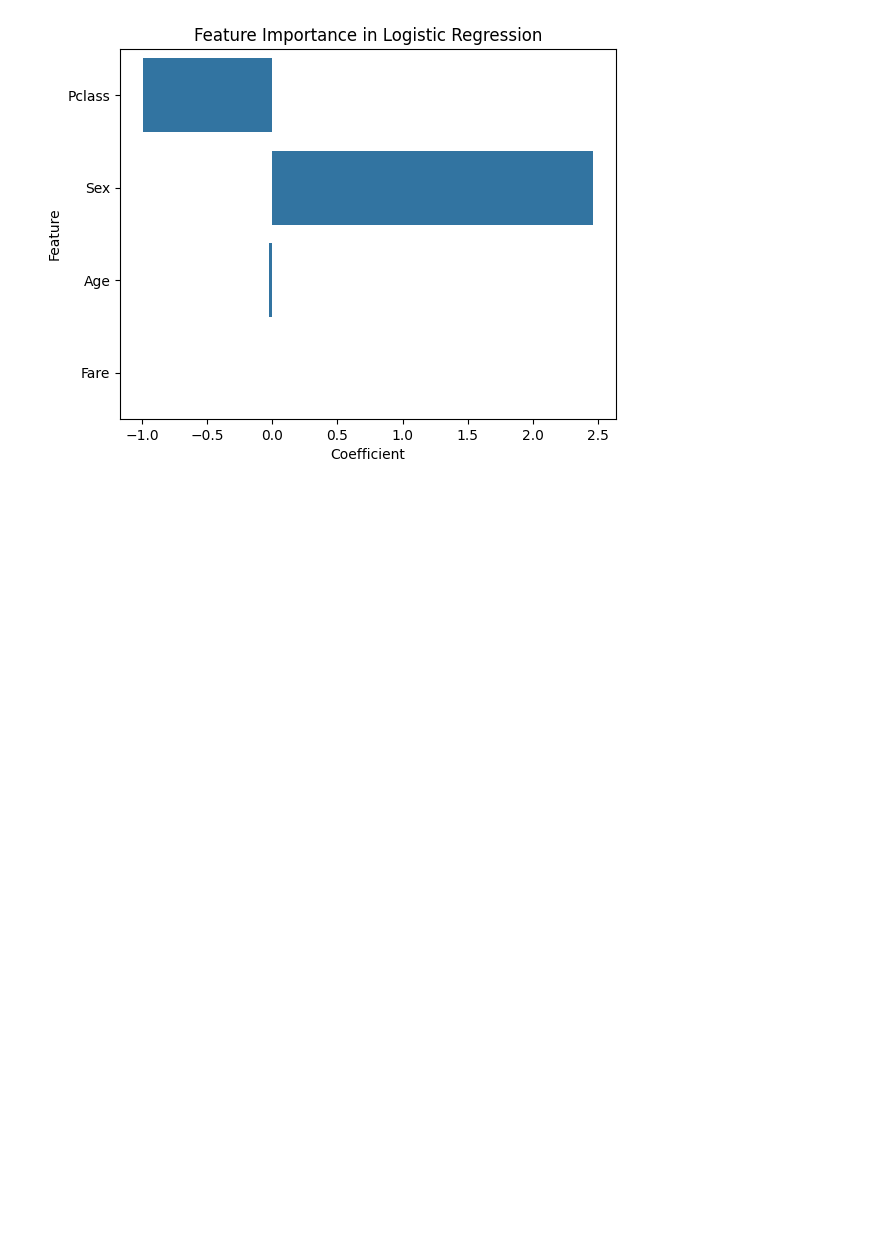
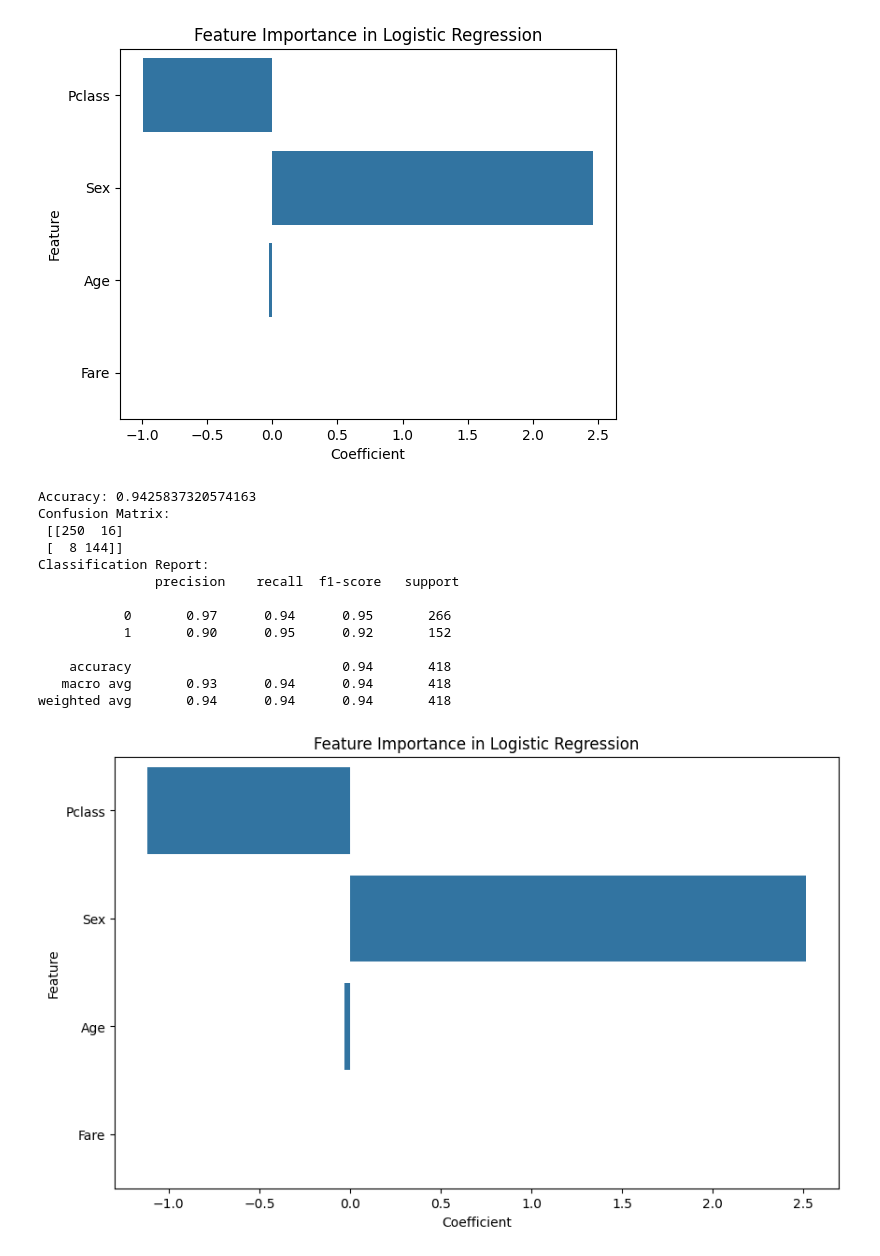
Before and after one commit to AKICHIKA1110/Titanic_survival, a Jupyter notebook: Permutation_Feature.ipynb, the cells around one changed output. Cells and saved outputs as stored; diff of their text form; code cells hidden in the pictures; blank space fills up the shorter version.

```diff
--- a/Permutation_Feature.ipynb
+++ b/Permutation_Feature.ipynb
@@ -113,3 +113,66 @@ For example, when doing 'df[col].method(value, inplace=True)', try using 'df.met
 
   data['Fare'].fillna(data['Fare'].median(), inplace=True)  # Fareの欠損値を中央値で埋める
 [figure]
+# %%
+import pandas as pd
+from sklearn.linear_model import LogisticRegression
+from sklearn.metrics import accuracy_score, confusion_matrix, classification_report
+import matplotlib.pyplot as plt
+import seaborn as sns
+
+# データの読み込み
+test_data = pd.read_csv('./test.csv')
+gender_submission = pd.read_csv('./gender_submission.csv')
+train_data = pd.read_csv('./train.csv')
+
+# データの前処理
+test_data['Sex'] = test_data['Sex'].map({'male': 0, 'female': 1})
+test_data['Age'] = test_data['Age'].fillna(test_data['Age'].median())
+test_data['Fare'] = test_data['Fare'].fillna(test_data['Fare'].median())
+
+# 特徴量と正解ラベル
+X_test = test_data[['Pclass', 'Sex', 'Age', 'Fare']]
+y_test = gender_submission['Survived']
+
+# データの前処理
+train_data['Sex'] = train_data['Sex'].map({'male': 0, 'female': 1})
+train_data['Age'] = train_data['Age'].fillna(train_data['Age'].median())
+train_data['Fare'] = train_data['Fare'].fillna(train_data['Fare'].median())
+
+# 特徴量と正解ラベル
+X_train = train_data[['Pclass', 'Sex', 'Age', 'Fare']]
+y_train = train_data['Survived']
+
+# ロジスティック回帰モデルの訓練
+model = LogisticRegression()
+model.fit(X_train, y_train)
+
+# テストデータで予測
+y_pred = model.predict(X_test)
+
+# 評価
+print("Accuracy:", accuracy_score(y_test, y_pred))
+print("Confusion Matrix:\n", confusion_matrix(y_test, y_pred))
+print("Classification Report:\n", classification_report(y_test, y_pred))
+
+# 特徴量の重要度を表示
+feature_importance = pd.DataFrame({'Feature': X_train.columns, 'Coefficient': model.coef_[0]})
+plt.figure(figsize=(10, 6))
+sns.barplot(x='Coefficient', y='Feature', data=feature_importance)
+plt.title('Feature Importance in Logistic Regression')
+plt.show()
+# %% [output]
+Accuracy: 0.9425837320574163
+Confusion Matrix:
+ [[250  16]
+ [  8 144]]
+Classification Report:
+               precision    recall  f1-score   support
+
+           0       0.97      0.94      0.95       266
+           1       0.90      0.95      0.92       152
+
+    accuracy                           0.94       418
+   macro avg       0.93      0.94      0.94       418
+weighted avg       0.94      0.94      0.94       418
+[figure, added]
```
